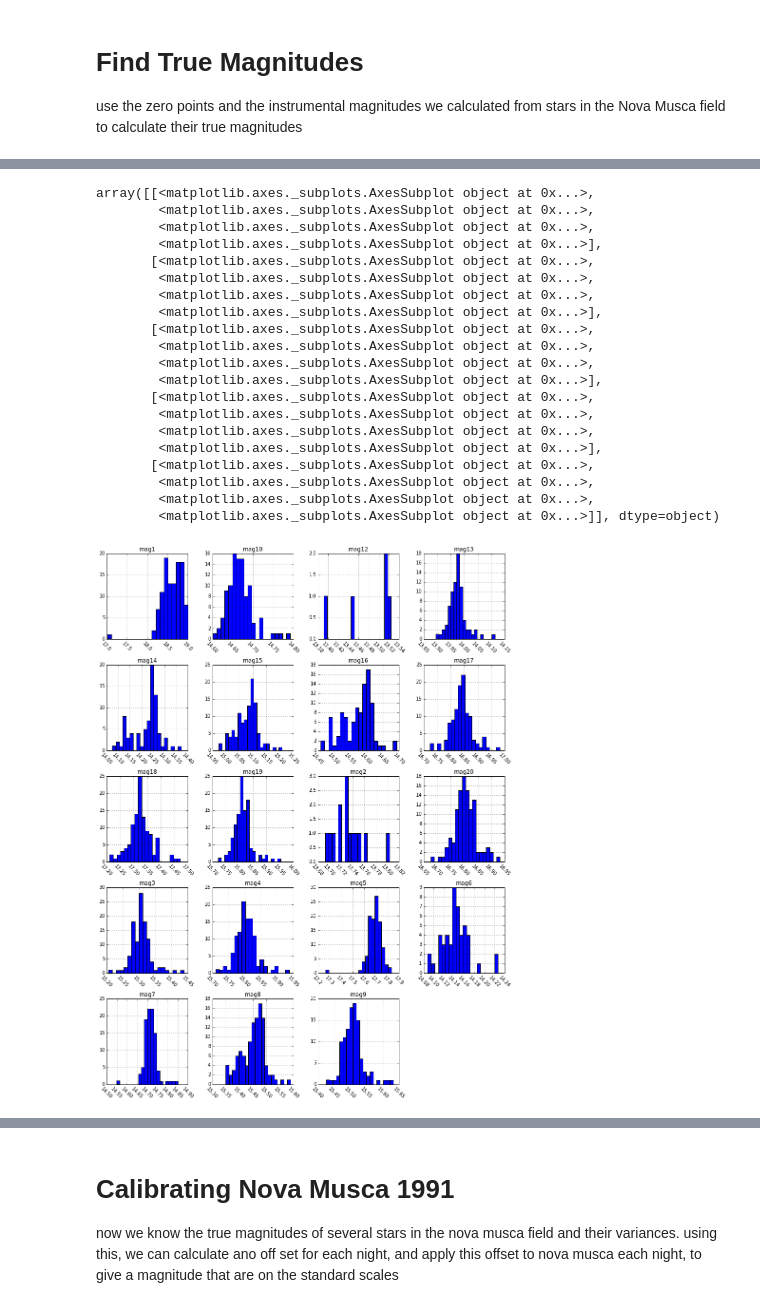
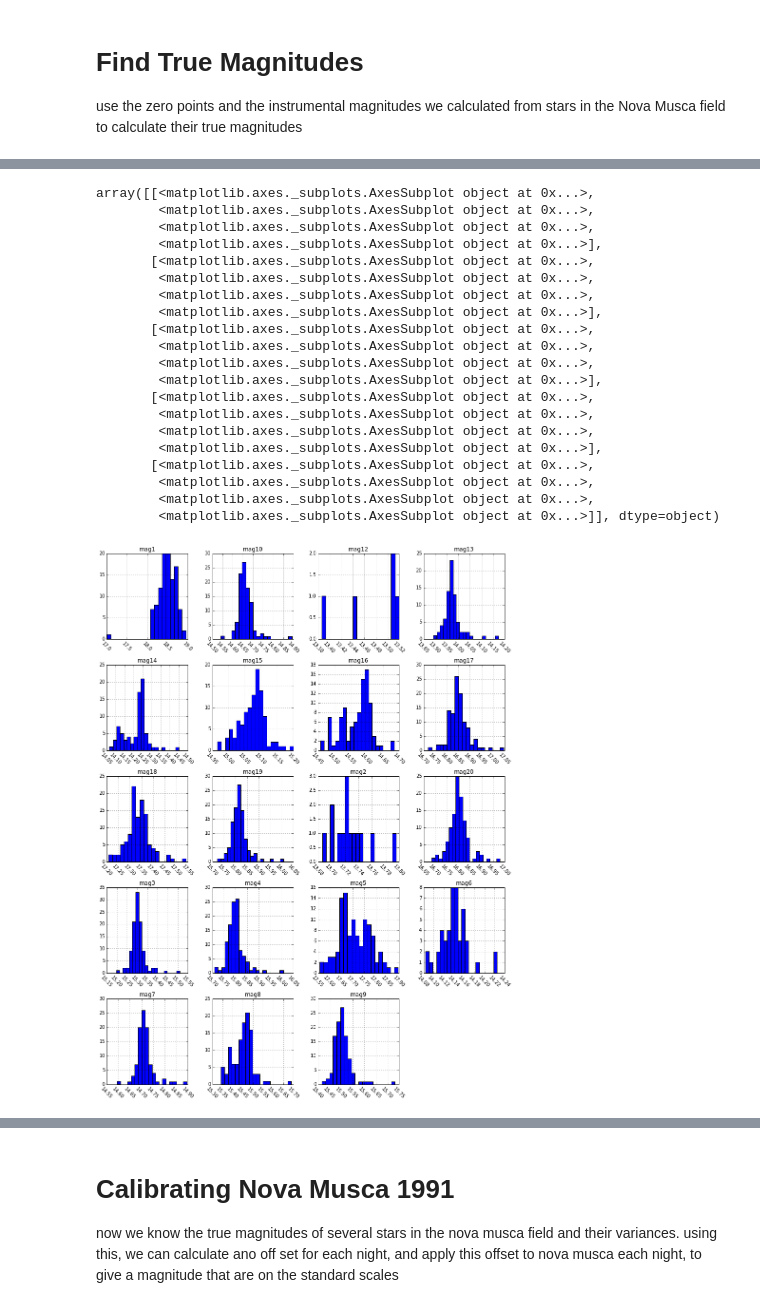
Before and after one commit to ih64/NovaMusca, a Jupyter notebook: NovaMuscaCalibration.v3.ipynb, the cells around one changed output, grey strips where cells are left out. Saved outputs shown, nothing was run; the diff lists cells and outputs as text; code cells hidden in the pictures.

```diff
--- a/NovaMuscaCalibration.v3.ipynb
+++ b/NovaMuscaCalibration.v3.ipynb
@@ -510,27 +512,27 @@ photCalI.drop([0,2,17,63,70]).drop(['date','juliandate'],axis=1).describe()
 # %%
 #and some histograms too
-photCalI.drop([0,2,17,63,70]).drop(['date','juliandate','mag11'], axis=1).hist(figsize=(15,20),bins=20,xrot=-45)
+photCalI.drop([0,2,8,17,67,70,71]).drop(['date','juliandate','mag11'], axis=1).hist(figsize=(15,20),bins=20,xrot=-45)
 # %% [output]
 array([[<matplotlib.axes._subplots.AxesSubplot object at 0x...>,
         <matplotlib.axes._subplots.AxesSubplot object at 0x...>,
         <matplotlib.axes._subplots.AxesSubplot object at 0x...>,
         <matplotlib.axes._subplots.AxesSubplot object at 0x...>],
        [<matplotlib.axes._subplots.AxesSubplot object at 0x...>,
         <matplotlib.axes._subplots.AxesSubplot object at 0x...>,
         <matplotlib.axes._subplots.AxesSubplot object at 0x...>,
         <matplotlib.axes._subplots.AxesSubplot object at 0x...>],
        [<matplotlib.axes._subplots.AxesSubplot object at 0x...>,
         <matplotlib.axes._subplots.AxesSubplot object at 0x...>,
         <matplotlib.axes._subplots.AxesSubplot object at 0x...>,
         <matplotlib.axes._subplots.AxesSubplot object at 0x...>],
        [<matplotlib.axes._subplots.AxesSubplot object at 0x...>,
         <matplotlib.axes._subplots.AxesSubplot object at 0x...>,
         <matplotlib.axes._subplots.AxesSubplot object at 0x...>,
         <matplotlib.axes._subplots.AxesSubplot object at 0x...>],
        [<matplotlib.axes._subplots.AxesSubplot object at 0x...>,
         <matplotlib.axes._subplots.AxesSubplot object at 0x...>,
         <matplotlib.axes._subplots.AxesSubplot object at 0x...>,
         <matplotlib.axes._subplots.AxesSubplot object at 0x...>]], dtype=object)
-[figure, old version]
+[figure, new version]
 # %%
 #here we list unusual values we dropped
```
Also changed, not shown: parts of 11 cells of this notebook, 11 other files.
